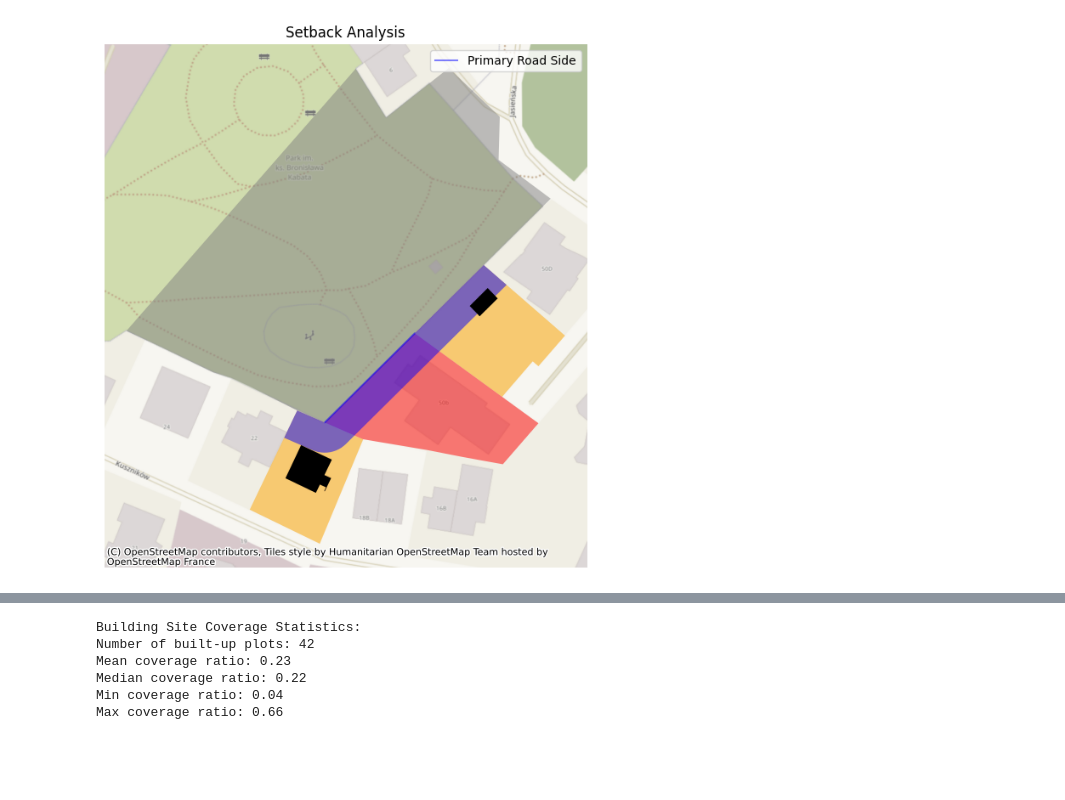
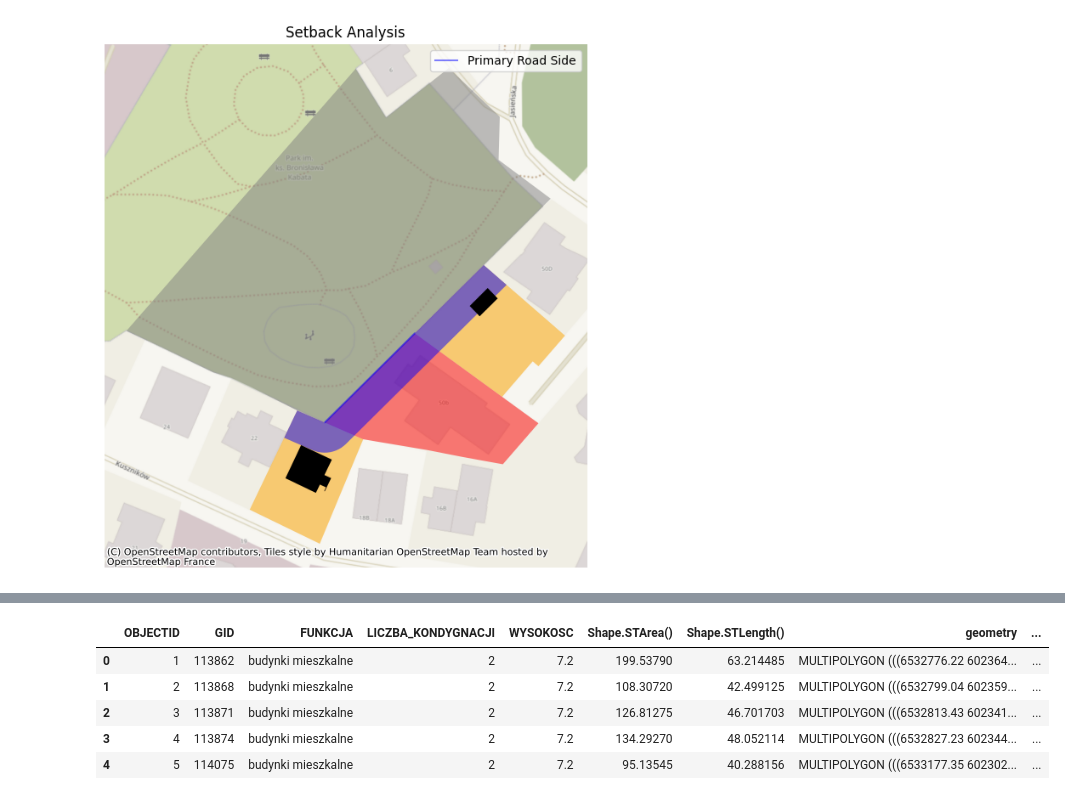
Before and after one commit to archiboi69/archestra, a Jupyter notebook: zoning_conditions.ipynb, the cells around one changed output, grey strips where cells are left out. Cells and saved outputs as stored; diff of their text form; code cells hidden in the pictures; blank space fills up the shorter version.

```diff
--- a/zoning_conditions.ipynb
+++ b/zoning_conditions.ipynb
@@ -216,48 +218,9 @@ Analysis area has 42 built-up plots
-# %%
-# Calculate coverage ratios
-coverage_ratios = []
-for plot_id in built_up_plots_in_analysis_area['gml_id_analysisplot'].unique():
-    # Get the plot
-    plot = built_up_plots_in_analysis_area[built_up_plots_in_analysis_area['gml_id_analysisplot'] == plot_id]
-    plot_area = plot.geometry.iloc[0].area
-
-    # Get all buildings on this plot
-    plot_buildings = buildings[buildings['gml_id'].isin(
-        built_up_plots_in_analysis_area[
-            built_up_plots_in_analysis_area['gml_id_analysisplot'] == plot_id
-        ]['gml_id_building']
-    )]
-    # Calculate total building footprint
-    building_area = plot_buildings.geometry.area.sum()
-
-    # Calculate coverage ratio
-    coverage_ratio = building_area / plot_area
-
-    coverage_ratios.append({
-        'plot_id': plot_id,
-        'plot_area': plot_area,
-        'building_area': building_area,
-        'coverage_ratio': coverage_ratio
-    })
-
-# Convert to DataFrame for analysis
-coverage_df = pd.DataFrame(coverage_ratios)
-
-# Print statistics
-print("\nBuilding Site Coverage Statistics:")
-print(f"Number of built-up plots: {len(coverage_ratios)}")
-print(f"Mean coverage ratio: {float(coverage_df['coverage_ratio'].mean()):.2f}")
-print(f"Median coverage ratio: {float(coverage_df['coverage_ratio'].median()):.2f}")
-print(f"Min coverage ratio: {float(coverage_df['coverage_ratio'].min()):.2f}")
-print(f"Max coverage ratio: {float(coverage_df['coverage_ratio'].max()):.2f}")
-
-# Zoning conditions coverage ratio from min to mean+20%
-zoning_coverage_ratio_min = float(coverage_df['coverage_ratio'].min())
-zoning_coverage_ratio_max = float(coverage_df['coverage_ratio'].mean() * 1.2)
-# %% [output]
-Building Site Coverage Statistics:
-Number of built-up plots: 42
-Mean coverage ratio: 0.23
-Median coverage ratio: 0.22
-Min coverage ratio: 0.04
-Max coverage ratio: 0.66
+# %%
+buildings.head()
+# %% [output]
+|  | OBJECTID | GID | FUNKCJA | LICZBA_KONDYGNACJI | WYSOKOSC | Shape.STArea() | Shape.STLength() | geometry | ... |
+| 0 | 1 | 113862 | budynki mieszkalne | 2 | 7.2 | 199.53790 | 63.214485 | MULTIPOLYGON (((6532776.22 602364... | ... |
+| 1 | 2 | 113868 | budynki mieszkalne | 2 | 7.2 | 108.30720 | 42.499125 | MULTIPOLYGON (((6532799.04 602359... | ... |
+| 2 | 3 | 113871 | budynki mieszkalne | 2 | 7.2 | 126.81275 | 46.701703 | MULTIPOLYGON (((6532813.43 602341... | ... |
+| 3 | 4 | 113874 | budynki mieszkalne | 2 | 7.2 | 134.29270 | 48.052114 | MULTIPOLYGON (((6532827.23 602344... | ... |
+| 4 | 5 | 114075 | budynki mieszkalne | 2 | 7.2 | 95.13545 | 40.288156 | MULTIPOLYGON (((6533177.35 602302... | ... |
```
Also changed, not shown: parts of 12 cells of this notebook, 2 other files.
